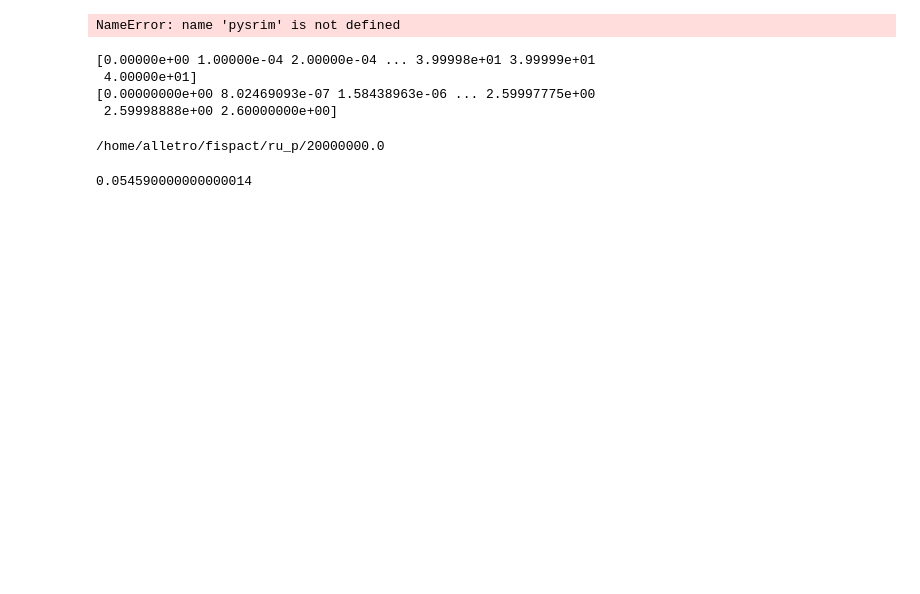
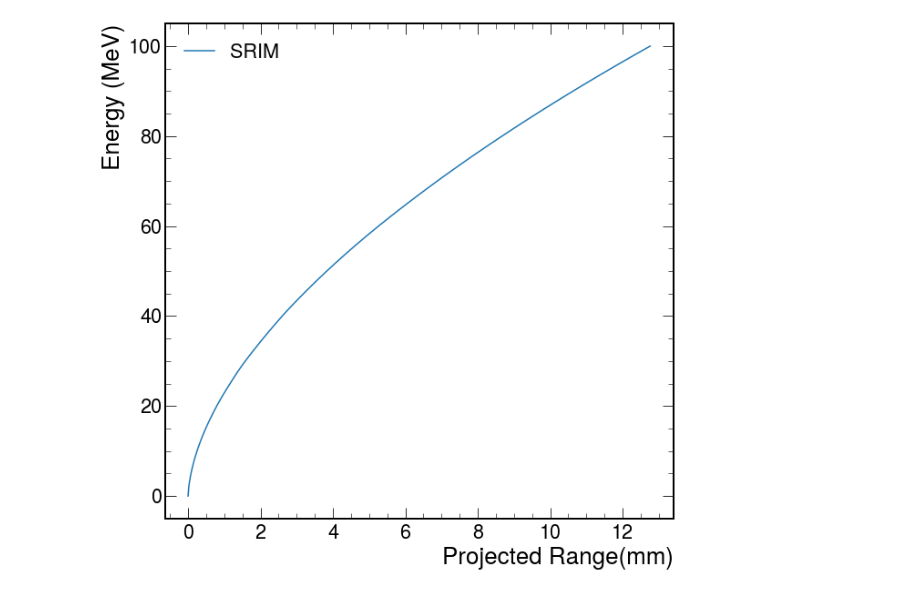
Before and after one commit to Allentro/FISPACT_energy_loss, a Jupyter notebook: examples/energy_depletion.ipynb, the cells around one changed output. Saved outputs shown, nothing was run; the diff lists cells and outputs as text; code cells hidden in the pictures; blank space fills up the shorter version.

```diff
--- a/examples/energy_depletion.ipynb
+++ b/examples/energy_depletion.ipynb
@@ -10,15 +4,10 @@ import fispact_dedx as fd
 reaction = 'Ru-p'
 density = 10.28
 dentisy = 12.2
-energy, projected_range = fd.projectile_range(reaction, density)
+SRIM_EXECUTABLE_DIRECTORY = "/home/alletro/SRIM"
+energy, projected_range = fd.projectile_range(reaction, density, SRIM_EXECUTABLE_DIRECTORY)
 energy = energy
-# %% [output]
-NameError: name 'pysrim' is not defined
 # %%
-print(energy)
-print(projected_range)
+fd.plotting_projected_range(energy, projected_range)
 # %% [output]
-[0.00000e+00 1.00000e-04 2.00000e-04 ... 3.99998e+01 3.99999e+01
- 4.00000e+01]
-[0.00000000e+00 8.02469093e-07 1.58438963e-06 ... 2.59997775e+00
- 2.59998888e+00 2.60000000e+00]
+[figure, added]
@@ -27,5 +14 @@ os.chdir("/home/alletro/fispact")
-# %%
-print(os.getcwd())
-# %% [output]
-/home/alletro/fispact/ru_p/20000000.0
 # %%
@@ -42,10 +20 @@ thickness, lower_energy, upper_energy, flux_dic = slices.group_structure_thickne
-# %%
-thickness = 0.1
-number_of_slices = 2
-top_energy = 16 #16MeV
-
-thickness, lower_energy, upper_energy = slices.arb_flux_thickness(energy, projected_range, thickness, number_of_slices, top_energy)
-print(thickness.sum())
-# %% [output]
-0.054590000000000014
 # %%
```
Also changed, not shown: parts of 6 cells of this notebook, 5 other files.
